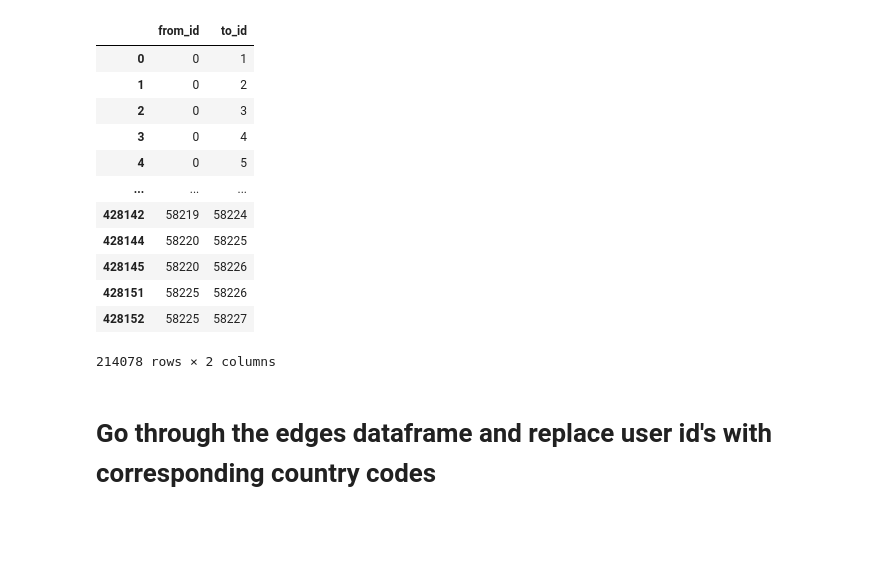
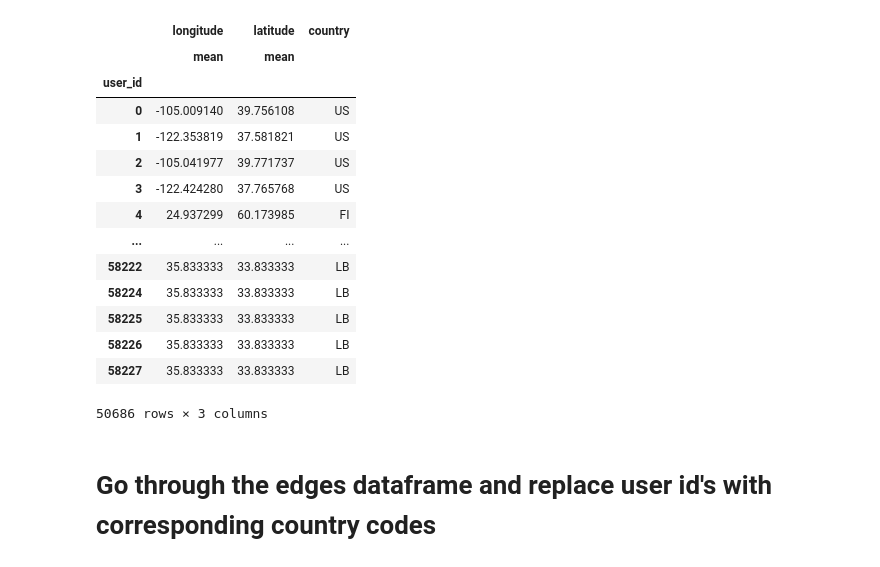
Before and after one commit to epfl-ada/ada-2020-project-milestone-p3-p3_, a Jupyter notebook: research_question_4.ipynb, the cells around one changed output. Cells and saved outputs as stored; diff of their text form; code cells hidden in the pictures; blank space fills up the shorter version.

```diff
--- a/research_question_4.ipynb
+++ b/research_question_4.ipynb
@@ -4,36 +4,31 @@ import numpy as np
 from tqdm import tqdm
 import itertools
 # %%
-homes_B = pd.read_pickle("B_homes.pickle")
-homes_G = pd.read_pickle("G_homes.pickle")
+homes_B = pd.read_pickle("data/B_homes.pickle")
+homes_G = pd.read_pickle("data/G_homes.pickle")
 
 names_edges = ["from_id", "to_id"]
 
 edges_B = pd.read_table("Brightkite_edges.txt", names=names_edges).dropna()
 edges_G = pd.read_table("Gowalla_edges.txt", names=names_edges).dropna()
 
-# since the edges are bidrectional (and we only need one direction) we remove half the
-# values
-edges_B[["from_id", "to_id"]] = np.sort(edges_B[["from_id", "to_id"]].values, axis=1)
-edges_B = edges_B.drop_duplicates()
-edges_G[["from_id", "to_id"]] = np.sort(edges_G[["from_id", "to_id"]].values, axis=1)
-edges_G = edges_G.drop_duplicates()
-
-edges_B
+homes_B
 # %% [output]
-|  | from_id | to_id |
-| 0 | 0 | 1 |
-| 1 | 0 | 2 |
-| 2 | 0 | 3 |
-| 3 | 0 | 4 |
-| 4 | 0 | 5 |
-| ... | ... | ... |
-| 428142 | 58219 | 58224 |
-| 428144 | 58220 | 58225 |
-| 428145 | 58220 | 58226 |
-| 428151 | 58225 | 58226 |
-| 428152 | 58225 | 58227 |
+|  | longitude | latitude | country |
+|  | mean | mean |  |
+| user_id |  |  |  |
+| 0 | -105.009140 | 39.756108 | US |
+| 1 | -122.353819 | 37.581821 | US |
+| 2 | -105.041977 | 39.771737 | US |
+| 3 | -122.424280 | 37.765768 | US |
+| 4 | 24.937299 | 60.173985 | FI |
+| ... | ... | ... | ... |
+| 58222 | 35.833333 | 33.833333 | LB |
+| 58224 | 35.833333 | 33.833333 | LB |
+| 58225 | 35.833333 | 33.833333 | LB |
+| 58226 | 35.833333 | 33.833333 | LB |
+| 58227 | 35.833333 | 33.833333 | LB |
-214078 rows × 2 columns
+50686 rows × 3 columns
 # %% [markdown]
 # Go through the edges dataframe and replace user id's with corresponding country codes
 # %%
```
Also changed, not shown: parts of 17 cells of this notebook.
